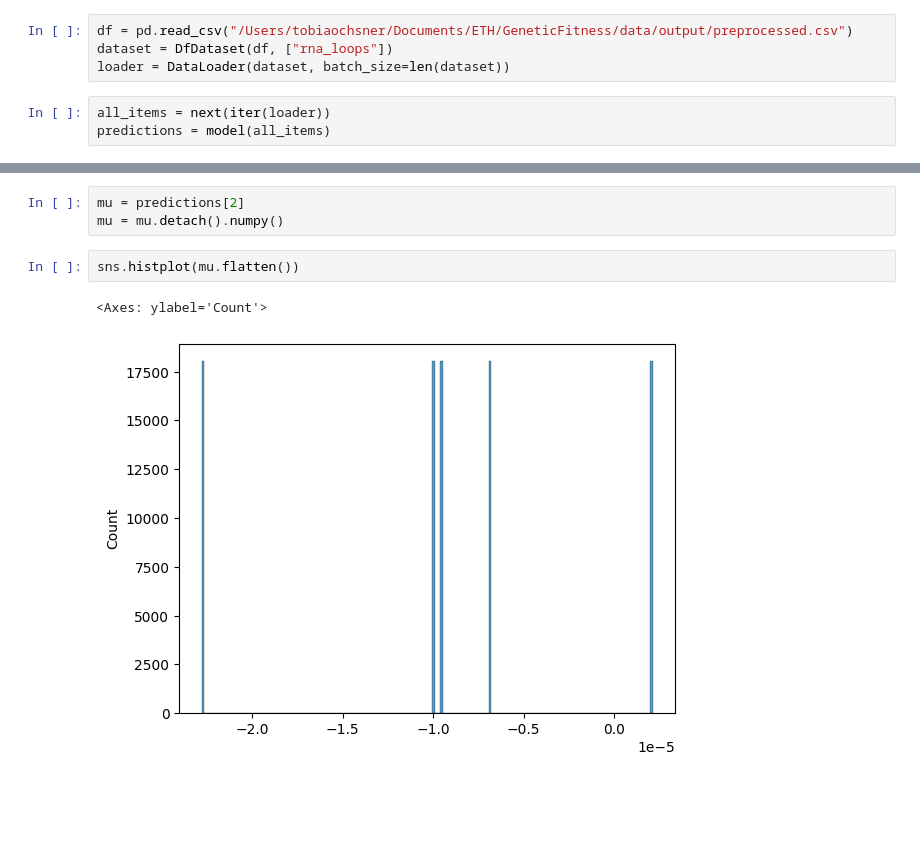
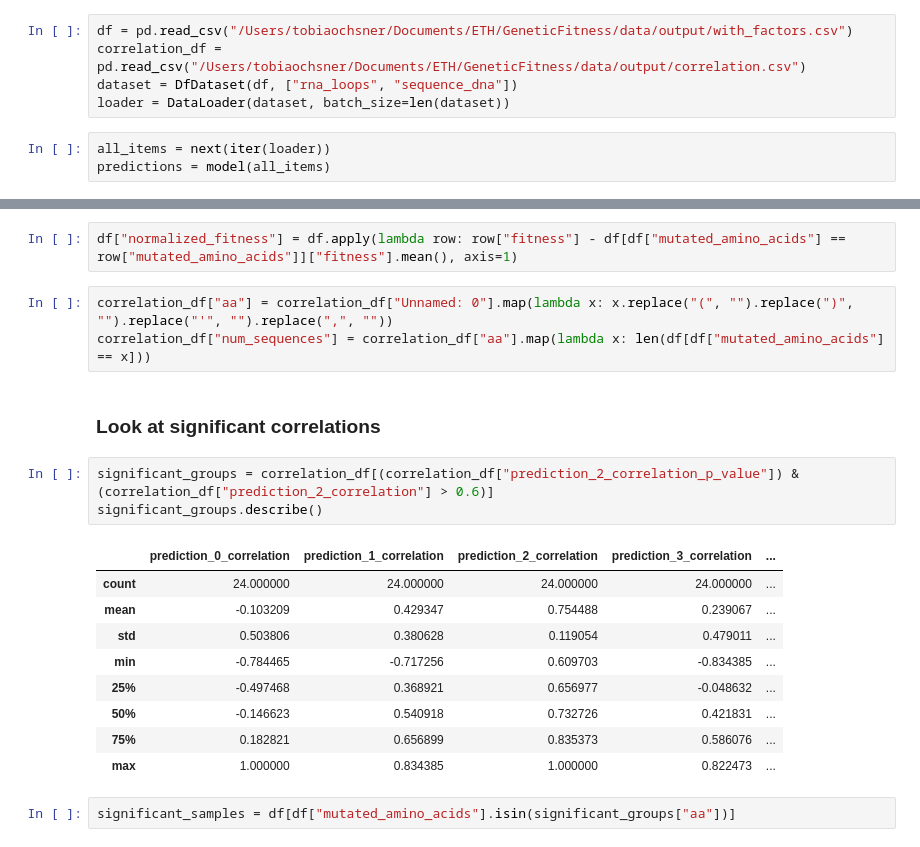
Before and after one commit to aapsonn/GeneticFitness, a Jupyter notebook: notebooks/VAE validation.ipynb, the cells around one changed output, grey strips where cells are left out. Cells and saved outputs as stored; diff of their text form; blank space fills up the shorter version.

```diff
--- a/notebooks/VAE validation.ipynb
+++ b/notebooks/VAE validation.ipynb
@@ -18,7 +26,8 @@ model = CNN_VAE.load_from_checkpoint(
 )
 # %%
-df = pd.read_csv("/Users/tobiaochsner/Documents/ETH/GeneticFitness/data/output/preprocessed.csv")
-dataset = DfDataset(df, ["rna_loops"])
+df = pd.read_csv("/Users/tobiaochsner/Documents/ETH/GeneticFitness/data/output/with_factors.csv")
+correlation_df = pd.read_csv("/Users/tobiaochsner/Documents/ETH/GeneticFitness/data/output/correlation.csv")
+dataset = DfDataset(df, ["rna_loops", "sequence_dna"])
 loader = DataLoader(dataset, batch_size=len(dataset))
 # %%
 all_items = next(iter(loader))
@@ -48,8 +39,22 @@ tensor([[[-0.6136, -0.6136, -0.6136,  ..., -0.6136, -0.6136, -0.6136],
-# %%
-mu = predictions[2]
-mu = mu.detach().numpy()
-# %%
-sns.histplot(mu.flatten())
-# %% [output]
-<Axes: ylabel='Count'>
-[figure, removed]
+# %%
+df["normalized_fitness"] = df.apply(lambda row: row["fitness"] - df[df["mutated_amino_acids"] == row["mutated_amino_acids"]]["fitness"].mean(), axis=1)
+# %%
+correlation_df["aa"] = correlation_df["Unnamed: 0"].map(lambda x: x.replace("(", "").replace(")", "").replace("'", "").replace(",", ""))
+correlation_df["num_sequences"] = correlation_df["aa"].map(lambda x: len(df[df["mutated_amino_acids"] == x]))
+# %% [markdown]
+### Look at significant correlations
+# %%
+significant_groups = correlation_df[(correlation_df["prediction_2_correlation_p_value"]) & (correlation_df["prediction_2_correlation"] > 0.6)]
+significant_groups.describe()
+# %% [output]
+|  | prediction_0_correlation | prediction_1_correlation | prediction_2_correlation | prediction_3_correlation | ... |
+| count | 24.000000 | 24.000000 | 24.000000 | 24.000000 | ... |
+| mean | -0.103209 | 0.429347 | 0.754488 | 0.239067 | ... |
+| std | 0.503806 | 0.380628 | 0.119054 | 0.479011 | ... |
+| min | -0.784465 | -0.717256 | 0.609703 | -0.834385 | ... |
+| 25% | -0.497468 | 0.368921 | 0.656977 | -0.048632 | ... |
+| 50% | -0.146623 | 0.540918 | 0.732726 | 0.421831 | ... |
+| 75% | 0.182821 | 0.656899 | 0.835373 | 0.586076 | ... |
+| max | 1.000000 | 0.834385 | 1.000000 | 0.822473 | ... |
+# %%
+significant_samples = df[df["mutated_amino_acids"].isin(significant_groups["aa"])]
```
Also changed, not shown: parts of 26 cells of this notebook, 13 other files.
